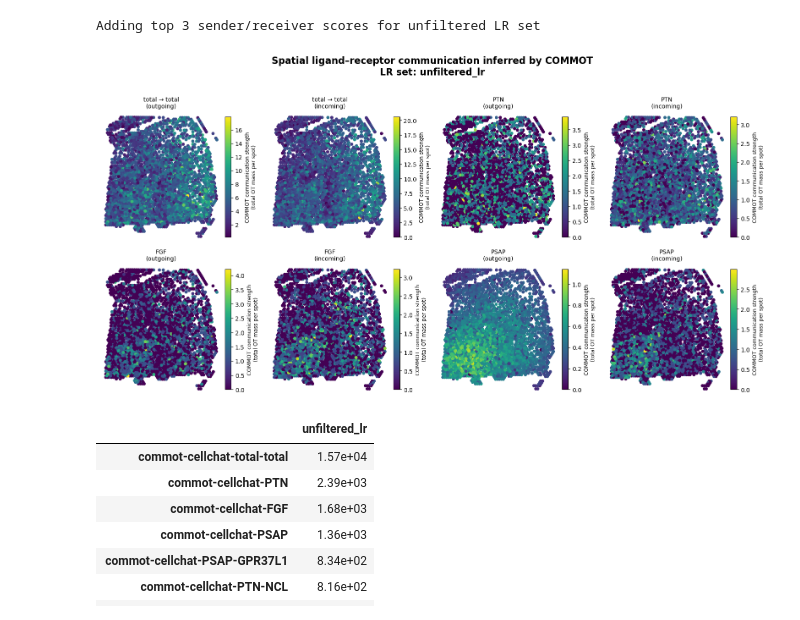
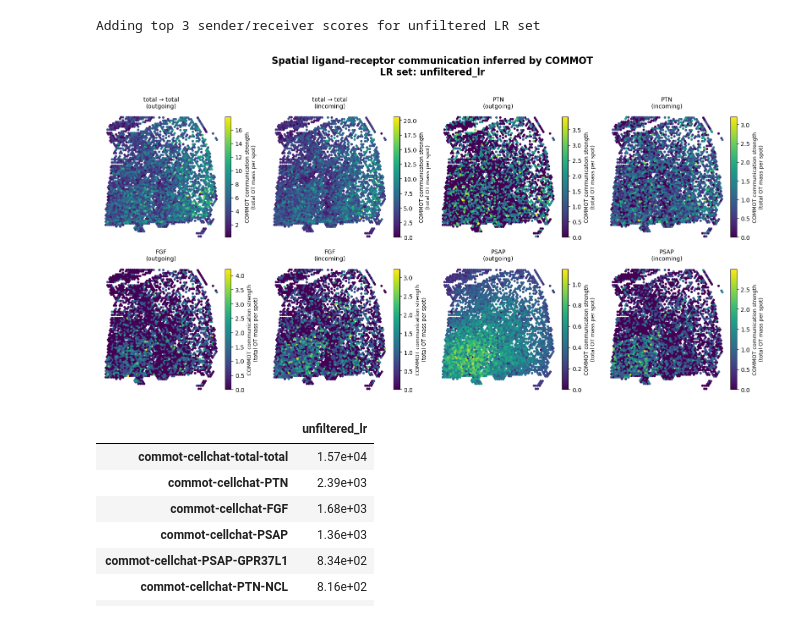
Before and after one commit to emilyekstrum/zhangLab_Rotation, a Jupyter notebook: notebooks/COMMOT_notebooks/human_COMMOT.ipynb, the cells around one changed output. Saved outputs shown, nothing was run; the diff lists cells and outputs as text; code cells hidden in the pictures.

```diff
--- a/notebooks/COMMOT_notebooks/human_COMMOT.ipynb
+++ b/notebooks/COMMOT_notebooks/human_COMMOT.ipynb
@@ -800,3 +817,19 @@ Saved LR_svg results to /Users/emilyekstrum/repos/zhangLab_Rotation/data/process
 Saved L_svg results to /Users/emilyekstrum/repos/zhangLab_Rotation/data/processed/COMMOT/human_svg_lr_sets/human_commot_L_svg.h5ad
 Saved R_svg results to /Users/emilyekstrum/repos/zhangLab_Rotation/data/processed/COMMOT/human_svg_lr_sets/human_commot_R_svg.h5ad
 Saved prevalence_svg results to /Users/emilyekstrum/repos/zhangLab_Rotation/data/processed/COMMOT/human_svg_lr_sets/human_commot_prevalence_svg.h5ad
+# %%
+# load in SVG results
+input_dir = "/Users/emilyekstrum/repos/zhangLab_Rotation/data/processed/COMMOT/human_svg_lr_sets"
+
+svg_results = {}
+
+for fname in os.listdir(input_dir):
+    if fname.endswith(".h5ad"):
+        # human_commot_{name}.h5ad
+        name = fname.replace("human_commot_", "").replace(".h5ad", "")
+
+        path = os.path.join(input_dir, fname)
+        ad = sc.read_h5ad(path)
+
+        svg_results[name] = ad
+        print(f"Loaded {name} from {path}")
@@ -1138,3 +1199,20 @@ for name, df in hvg_lr_sets.items():
 print(hvg_results.keys())
 # %% [output]
 dict_keys(['simple_hvg', 'LR_hvg', 'L_hvg', 'R_hvg', 'prevalence_hvg'])
+# %%
+# load in hvg lr sets
+input_dir = "/Users/emilyekstrum/repos/zhangLab_Rotation/data/processed/COMMOT/human_hvg_lr_sets"
+
+hvg_results = {}
+
+for fname in os.listdir(input_dir):
+    if fname.endswith(".h5ad"):
+        # extract the key name (inverse of your save convention)
+        # human_commot_{name}.h5ad
+        name = fname.replace("human_commot_", "").replace(".h5ad", "")
+
+        path = os.path.join(input_dir, fname)
+        ad = sc.read_h5ad(path)
+
+        hvg_results[name] = ad
+        print(f"Loaded {name} from {path}")
@@ -1636,35 +1697,35 @@ for lr_key in top_lr:
         sca = ax.scatter(
             xy[:, 0],
             xy[:, 1],
             c=vals,
-            s=20,
+            s=10,
             cmap="viridis"
         )
         ax.invert_yaxis()
         ax.set_title(f"{lr_pretty}\n({direction})", fontsize=10)
         ax.axis("off")
 
         # colorbar
         cbar = fig.colorbar(sca, ax=ax, fraction=0.046, pad=0.02)
         cbar.set_label(
             "COMMOT communication strength\n(total OT mass per spot)",
             fontsize=9
         )
 
         panel += 1
 
 fig.suptitle(
     "Spatial ligand–receptor communication inferred by COMMOT\n"
     f"LR set: {lr_set_name}",
     fontsize=16,
     fontweight='bold',
     y=1.02
 )
 
 plt.tight_layout()
 plt.show()
 # %% [output]
-[figure, old version]
+[figure, new version]
 # %%
 # summary table for unfiltered LR sets
 unfilt_tbl = top_totals_table(unfiltered_results, top_n=20)
```
Also changed, not shown: parts of 17 cells of this notebook.
